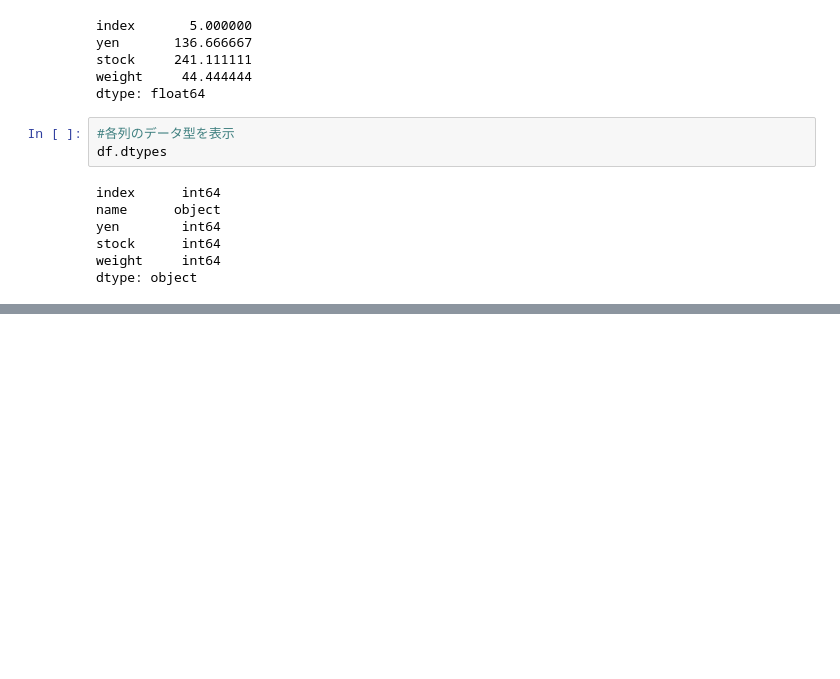
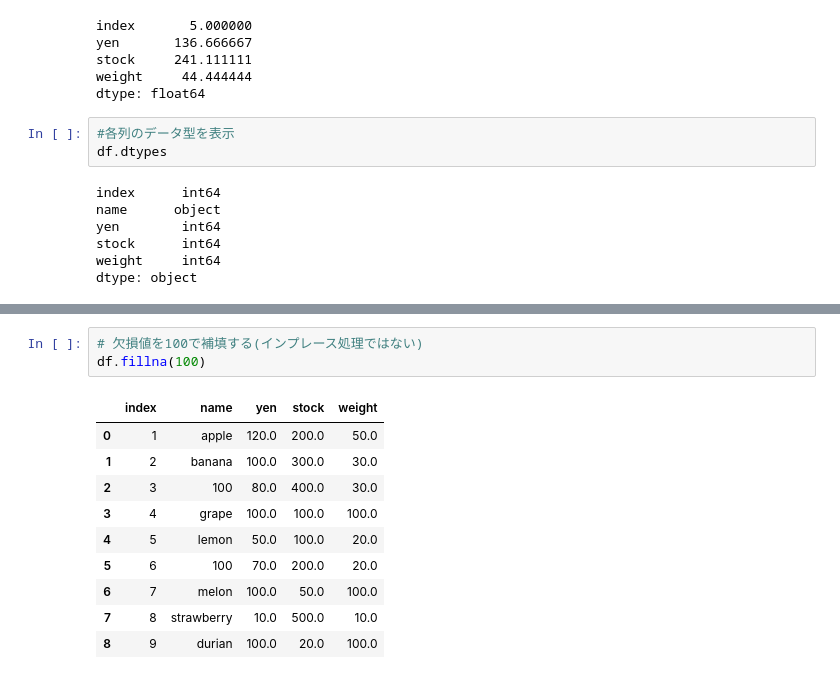
Before and after one commit to WAT36/python, a Jupyter notebook: cheatsheet/pandas.ipynb, the cells around one changed output, grey strips where cells are left out. Drawn from its saved outputs; the diff is of its cells as text; blank space fills up the shorter version.

```diff
--- a/cheatsheet/pandas.ipynb
+++ b/cheatsheet/pandas.ipynb
@@ -505,0 +543,14 @@ dtype: object
+# %%
+# 欠損値を100で補填する(インプレース処理ではない)
+df.fillna(100)
+# %% [output]
+|  | index | name | yen | stock | weight |
+| 0 | 1 | apple | 120.0 | 200.0 | 50.0 |
+| 1 | 2 | banana | 100.0 | 300.0 | 30.0 |
+| 2 | 3 | 100 | 80.0 | 400.0 | 30.0 |
+| 3 | 4 | grape | 100.0 | 100.0 | 100.0 |
+| 4 | 5 | lemon | 50.0 | 100.0 | 20.0 |
+| 5 | 6 | 100 | 70.0 | 200.0 | 20.0 |
+| 6 | 7 | melon | 100.0 | 50.0 | 100.0 |
+| 7 | 8 | strawberry | 10.0 | 500.0 | 10.0 |
+| 8 | 9 | durian | 100.0 | 20.0 | 100.0 |
```
Also changed, not shown: parts of 5 cells of this notebook.
